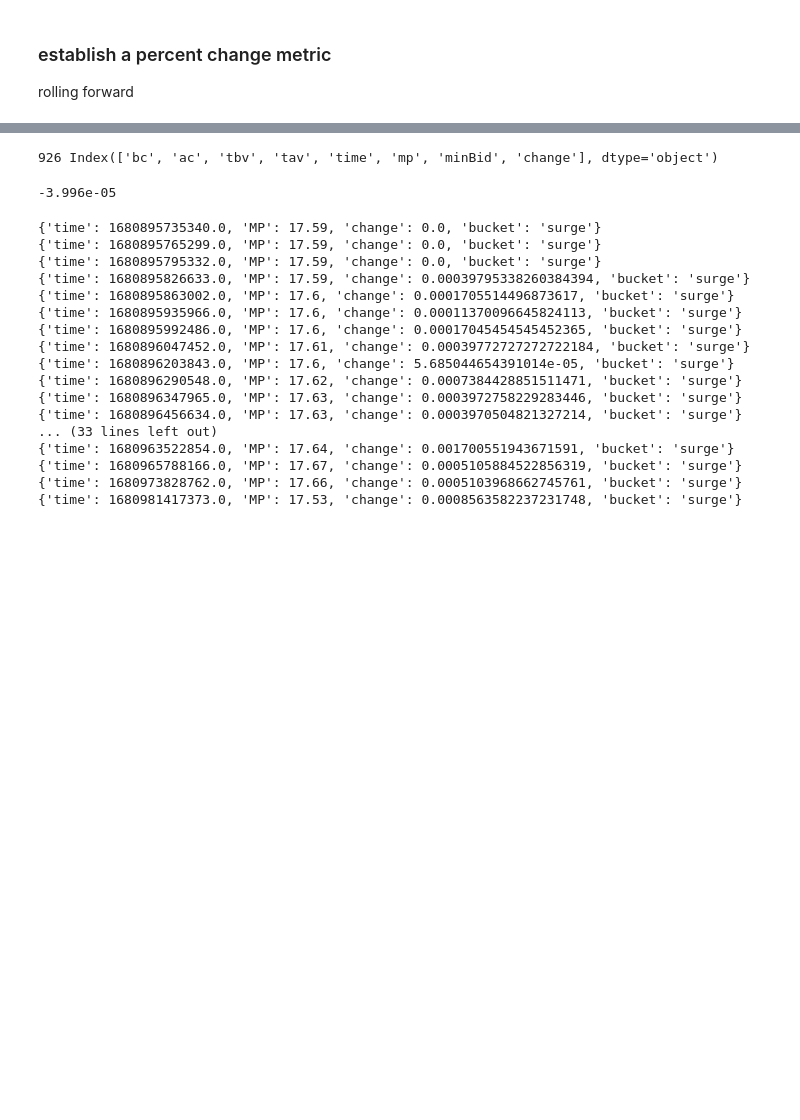
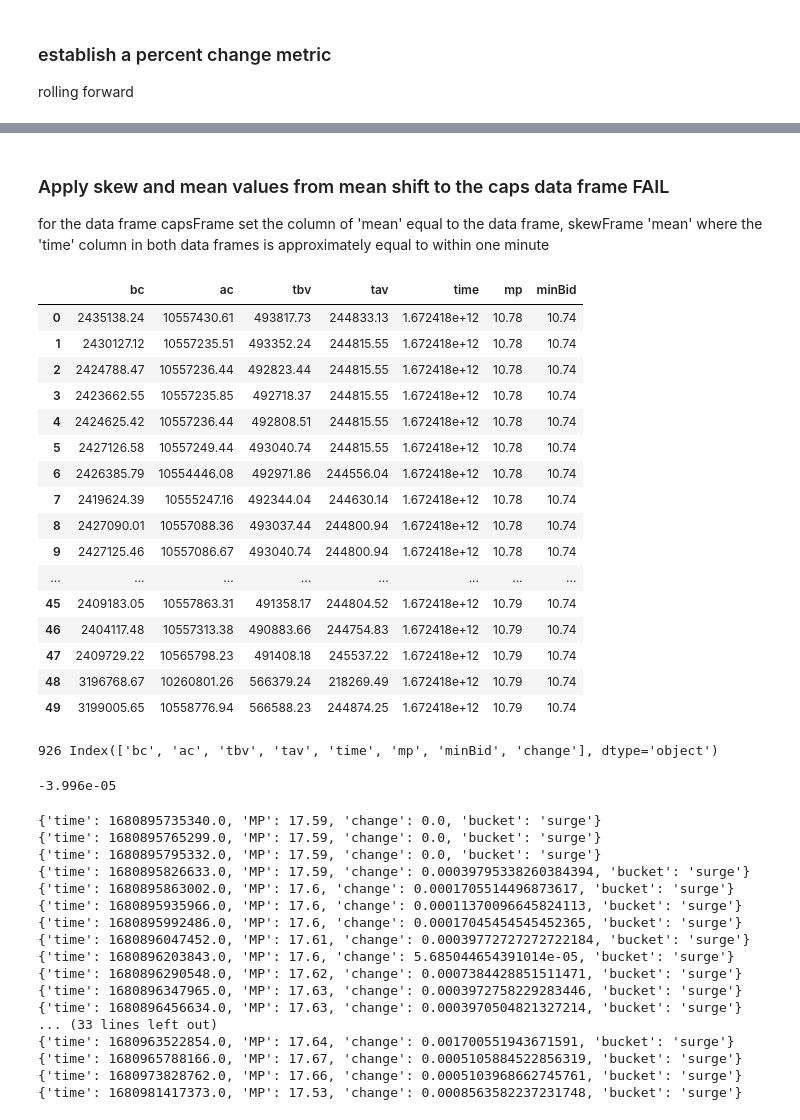
Before and after one commit to stefanbund/grus-m2, a Jupyter notebook: core/ PANDAs_Time series_momentum.ipynb, the cells around one changed output, grey strips where cells are left out. Drawn from its saved outputs; the diff is of its cells as text; code cells hidden in the pictures; blank space fills up the shorter version.

```diff
--- a/core/ PANDAs_Time series_momentum.ipynb
+++ b/core/ PANDAs_Time series_momentum.ipynb
@@ -30,6 +36,4 @@ import pandas as pd
 # %%
-import os
-
 #https://stackoverflow.com/a/21232849 model
 def getCAPSByDateAndType(type):  #returns a dict, date + df caps for that date, then extended date and time
                                 # print("for type, ", type)
@@ -49,10 +53,10 @@ for filename in csvFileList:
     df = pd.read_csv(csv, index_col=None, header=0)
     li.append(df)
 
-endFrame = pd.concat(li, axis=0, ignore_index=True) #end frame contains all data
-endFrame.sort_values(by=['time'], ascending=True)   #sorted by time into one time series
-print("for new df: ", endFrame.shape[0])
-start = endFrame["time"].min()
-end = endFrame["time"].max()
+capsFrame = pd.concat(li, axis=0, ignore_index=True) #end frame contains all data
+capsFrame.sort_values(by=['time'], ascending=True)   #sorted by time into one time series
+print("for new df: ", capsFrame.shape[0])
+start = capsFrame["time"].min()
+end = capsFrame["time"].max()
 print("start: ", start, " end: ", end)
-print(endFrame.columns)
+print(capsFrame.columns)
@@ -62,0 +116,4 @@ merged_df = pd.merge(x, y, on='time')
+# %% [markdown]
+### Apply skew and mean values from mean shift to the caps data frame FAIL
+
+for the data frame capsFrame set the column of 'mean' equal to the data frame, skewFrame 'mean' where the 'time' column in both data frames is approximately equal to within one minute
@@ -63,3 +126,23 @@ merged_df = pd.merge(x, y, on='time')
+# %%
+capsFrame.head(50)
+# %% [output]
+|  | bc | ac | tbv | tav | time | mp | minBid |
+| 0 | 2435138.24 | 10557430.61 | 493817.73 | 244833.13 | 1.672418e+12 | 10.78 | 10.74 |
+| 1 | 2430127.12 | 10557235.51 | 493352.24 | 244815.55 | 1.672418e+12 | 10.78 | 10.74 |
+| 2 | 2424788.47 | 10557236.44 | 492823.44 | 244815.55 | 1.672418e+12 | 10.78 | 10.74 |
+| 3 | 2423662.55 | 10557235.85 | 492718.37 | 244815.55 | 1.672418e+12 | 10.78 | 10.74 |
+| 4 | 2424625.42 | 10557236.44 | 492808.51 | 244815.55 | 1.672418e+12 | 10.78 | 10.74 |
+| 5 | 2427126.58 | 10557249.44 | 493040.74 | 244815.55 | 1.672418e+12 | 10.78 | 10.74 |
+| 6 | 2426385.79 | 10554446.08 | 492971.86 | 244556.04 | 1.672418e+12 | 10.78 | 10.74 |
+| 7 | 2419624.39 | 10555247.16 | 492344.04 | 244630.14 | 1.672418e+12 | 10.78 | 10.74 |
+| 8 | 2427090.01 | 10557088.36 | 493037.44 | 244800.94 | 1.672418e+12 | 10.78 | 10.74 |
+| 9 | 2427125.46 | 10557086.67 | 493040.74 | 244800.94 | 1.672418e+12 | 10.78 | 10.74 |
+| ... | ... | ... | ... | ... | ... | ... | ... |
+| 45 | 2409183.05 | 10557863.31 | 491358.17 | 244804.52 | 1.672418e+12 | 10.79 | 10.74 |
+| 46 | 2404117.48 | 10557313.38 | 490883.66 | 244754.83 | 1.672418e+12 | 10.79 | 10.74 |
+| 47 | 2409729.22 | 10565798.23 | 491408.18 | 245537.22 | 1.672418e+12 | 10.79 | 10.74 |
+| 48 | 3196768.67 | 10260801.26 | 566379.24 | 218269.49 | 1.672418e+12 | 10.79 | 10.74 |
+| 49 | 3199005.65 | 10558776.94 | 566588.23 | 244874.25 | 1.672418e+12 | 10.79 | 10.74 |
 # %%
 
 
```
Also changed, not shown: parts of 26 cells of this notebook, 14 other files.
